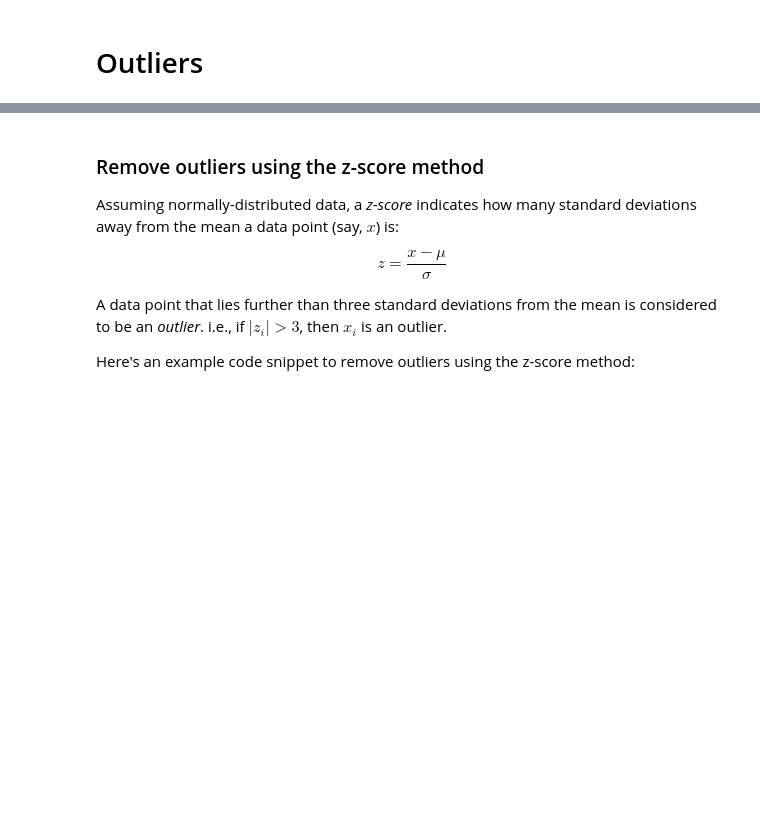
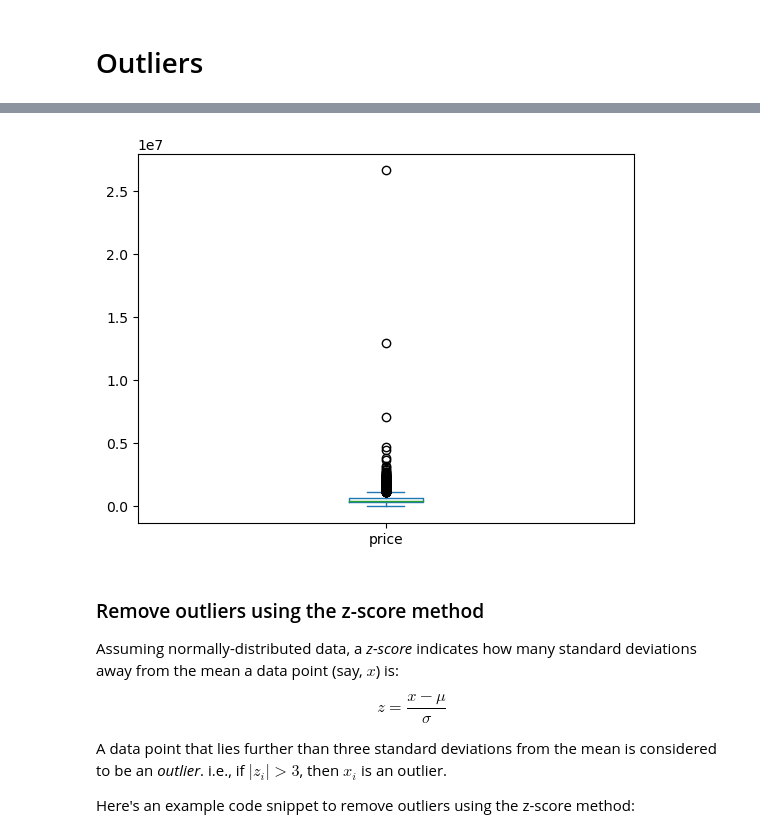
Before and after one commit to HassanAlgoz/data-analytics, a Jupyter notebook: techniques/outliers.ipynb, the cells around one changed output, grey strips where cells are left out. Saved outputs shown, nothing was run; the diff lists cells and outputs as text; code cells hidden in the pictures; blank space fills up the shorter version.

```diff
--- a/techniques/outliers.ipynb
+++ b/techniques/outliers.ipynb
@@ -14,6 +14,10 @@ df.head()
 | 2 | 2014-05-02 00:00:00 | 342000.0 | 3.0 | 2.00 | 1930 | 11947 | 1.0 | 0 | 0 | 4 | ... |
 | 3 | 2014-05-02 00:00:00 | 420000.0 | 3.0 | 2.25 | 2000 | 8030 | 1.0 | 0 | 0 | 4 | ... |
 | 4 | 2014-05-02 00:00:00 | 550000.0 | 4.0 | 2.50 | 1940 | 10500 | 1.0 | 0 | 0 | 4 | ... |
+# %%
+df['price'].plot.box();
+# %% [output]
+[figure, added]
 # %% [markdown]
 ### Remove outliers using the z-score method
 
```
Also changed, not shown: parts of 15 cells of this notebook.
